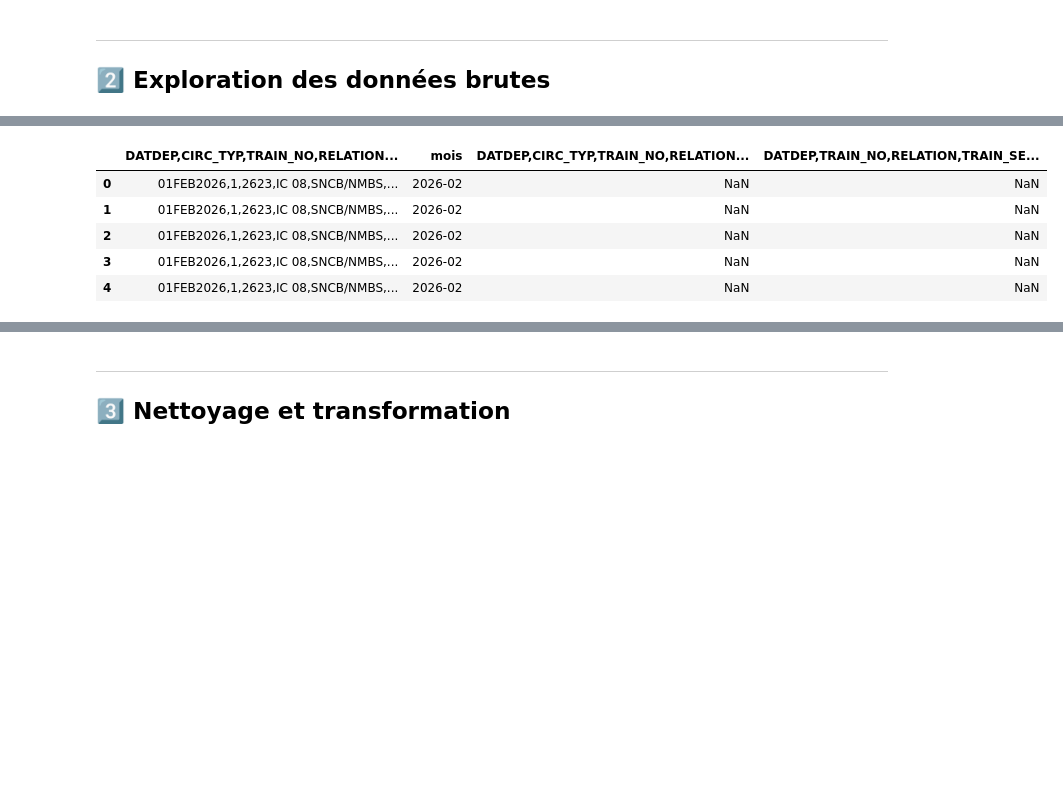
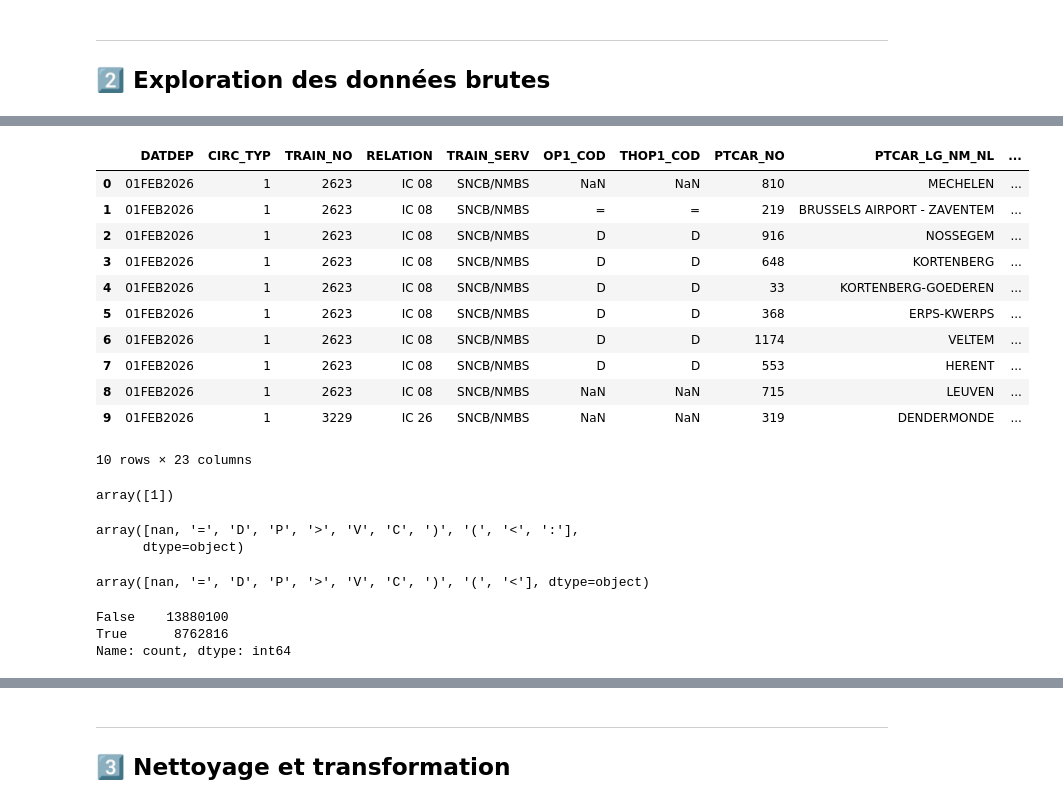
Before and after one commit to Proftg/blackspots-infrabel, a Jupyter notebook: blackspots_infrabel.ipynb, the cells around one changed output, grey strips where cells are left out. Saved outputs shown, nothing was run; the diff lists cells and outputs as text; code cells hidden in the pictures; blank space fills up the shorter version.

```diff
--- a/blackspots_infrabel.ipynb
+++ b/blackspots_infrabel.ipynb
@@ -93,7 +93,7 @@ for _, row in df_recent.iterrows():
     try:
         r = requests.get(url, timeout=60)
         r.raise_for_status()
-        df_month = pd.read_csv(StringIO(r.text), sep=';', encoding='utf-8')
+        df_month = pd.read_csv(StringIO(r.text), sep=',', encoding='utf-8')
         df_month['mois'] = mois
         all_dfs.append(df_month)
         print(f'   ✅ {mois} — {len(df_month):,} lignes | colonnes : {list(df_month.columns)[:4]}...')
@@ -162,10 +209,20 @@ pd.DataFrame({'Manquants': missing, 'Pct (%)': missing_pct})
 # %%
 # Aperçu des données
-df_raw.head(5)
+df_raw.head(10)
 # %% [output]
-|  | DATDEP,CIRC_TYP,TRAIN_NO,RELATION... | mois | DATDEP,CIRC_TYP,TRAIN_NO,RELATION... | DATDEP,TRAIN_NO,RELATION,TRAIN_SE... |
-| 0 | 01FEB2026,1,2623,IC 08,SNCB/NMBS,... | 2026-02 | NaN | NaN |
-| 1 | 01FEB2026,1,2623,IC 08,SNCB/NMBS,... | 2026-02 | NaN | NaN |
-| 2 | 01FEB2026,1,2623,IC 08,SNCB/NMBS,... | 2026-02 | NaN | NaN |
-| 3 | 01FEB2026,1,2623,IC 08,SNCB/NMBS,... | 2026-02 | NaN | NaN |
-| 4 | 01FEB2026,1,2623,IC 08,SNCB/NMBS,... | 2026-02 | NaN | NaN |
+|  | DATDEP | CIRC_TYP | TRAIN_NO | RELATION | TRAIN_SERV | OP1_COD | THOP1_COD | PTCAR_NO | PTCAR_LG_NM_NL | ... |
+| 0 | 01FEB2026 | 1 | 2623 | IC 08 | SNCB/NMBS | NaN | NaN | 810 | MECHELEN | ... |
+| 1 | 01FEB2026 | 1 | 2623 | IC 08 | SNCB/NMBS | = | = | 219 | BRUSSELS AIRPORT - ZAVENTEM | ... |
+| 2 | 01FEB2026 | 1 | 2623 | IC 08 | SNCB/NMBS | D | D | 916 | NOSSEGEM | ... |
+| 3 | 01FEB2026 | 1 | 2623 | IC 08 | SNCB/NMBS | D | D | 648 | KORTENBERG | ... |
+| 4 | 01FEB2026 | 1 | 2623 | IC 08 | SNCB/NMBS | D | D | 33 | KORTENBERG-GOEDEREN | ... |
+| 5 | 01FEB2026 | 1 | 2623 | IC 08 | SNCB/NMBS | D | D | 368 | ERPS-KWERPS | ... |
+| 6 | 01FEB2026 | 1 | 2623 | IC 08 | SNCB/NMBS | D | D | 1174 | VELTEM | ... |
+| 7 | 01FEB2026 | 1 | 2623 | IC 08 | SNCB/NMBS | D | D | 553 | HERENT | ... |
+| 8 | 01FEB2026 | 1 | 2623 | IC 08 | SNCB/NMBS | NaN | NaN | 715 | LEUVEN | ... |
+| 9 | 01FEB2026 | 1 | 3229 | IC 26 | SNCB/NMBS | NaN | NaN | 319 | DENDERMONDE | ... |
+10 rows × 23 columns
+# %%
+df_raw['CIRC_TYP'].unique()
+# %% [output]
+array([1])
@@ -171,0 +231,16 @@ df_raw.head(5)
+# %%
+df_raw['OP1_COD'].unique()
+# %% [output]
+array([nan, '=', 'D', 'P', '>', 'V', 'C', ')', '(', '<', ':'],
+      dtype=object)
+# %%
+df_raw['THOP1_COD'].unique()
+# %% [output]
+array([nan, '=', 'D', 'P', '>', 'V', 'C', ')', '(', '<'], dtype=object)
+# %%
+# Comparaison directe
+(df_raw['OP1_COD'] == df_raw['THOP1_COD']).value_counts(dropna=False)
+# %% [output]
+False    13880100
+True      8762816
+Name: count, dtype: int64
```
Also changed, not shown: parts of 37 cells of this notebook.
